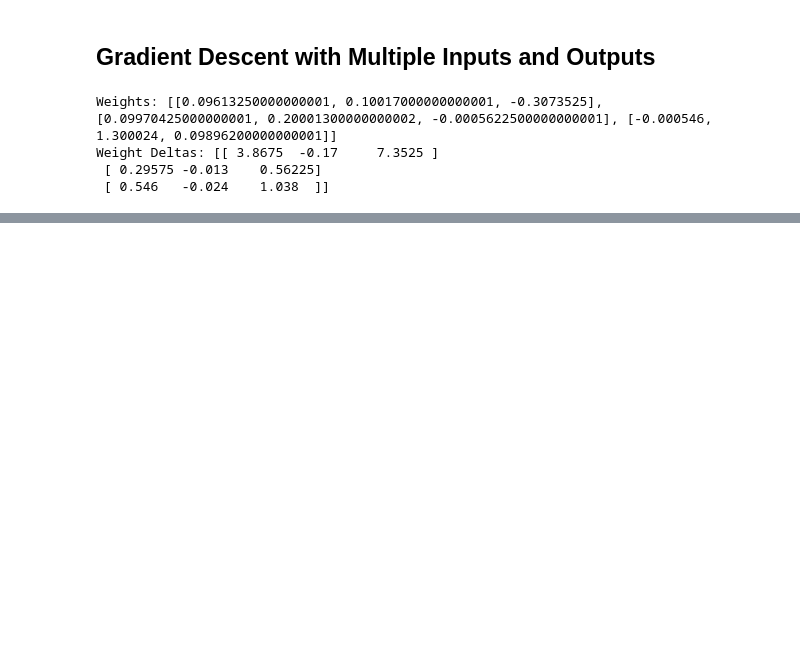
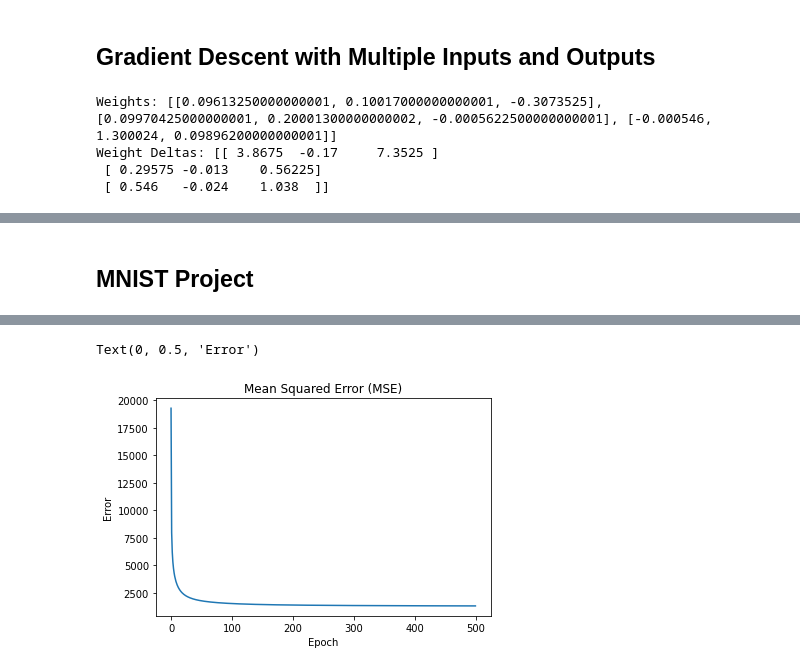
Before and after one commit to woodRock/grokking-deep-learning, a Jupyter notebook: chapter_5_generalizing_gradient_descent.ipynb, the cells around one changed output, grey strips where cells are left out. Drawn from its saved outputs; the diff is of its cells as text; code cells hidden in the pictures; blank space fills up the shorter version.

```diff
--- a/chapter_5_generalizing_gradient_descent.ipynb
+++ b/chapter_5_generalizing_gradient_descent.ipynb
@@ -383,7 +383,7 @@ for e in range(epochs):
             weights[i][j] -= alpha * weight_deltas[i][j]
 
     errors.append(error)
-    if e % 5 == 0:
+    if e % 20 == 0:
         print(f"Weights: {weights}")
         print(f"Weight Deltas: {weight_deltas}")
 
@@ -414,2 +417,64 @@ Weight Deltas: [[-0.89887471 -0.53448748  6.67960004]
 <matplotlib.legend.Legend at 0x...>
 [figure]
+# %% [markdown]
+## MNIST Project
+# %%
+from keras.datasets import mnist
+import random
+import numpy as np
+
+(images, labels), _ = mnist.load_data()
+images = images[:1000]
+labels = labels[:1000]
+images = [np.concatenate(i) for i in images]
+n_i = images[0].shape[0]
+
+def onehot_encoding(labels):
+    out = []
+    n = len(np.unique(labels))
+    for l in labels:
+        label = [0]*n
+        label[l-1] = 1
+        out.append(label)
+    return out, n
+
+
+def normalize(inputs):
+    return np.array(inputs)/255
+
+
+def neural_network(input, weights):
+    output = np.empty(10)
+    for idx, weight in enumerate(weights):
+        output[idx] = input.dot(weight)
+    return output
+
+alpha = 0.01
+epochs = 500
+
+images = normalize(images)
+labels, n_o = onehot_encoding(labels)
+labels = np.array(labels)
+weights = np.random.rand(n_o,n_i)
+weight_deltas = np.empty_like(weights)
+
+errors = []
+
+for epoch in range(epochs):
+    error_sum = 0
+    for image, label in zip(images, labels):
+        preds = neural_network(image, weights)
+        deltas = preds - label
+        weight_deltas = np.array([ image * delta for idx, delta in enumerate(deltas) ])
+        weights -= weight_deltas * alpha
+        error_sum += np.sum(np.absolute(deltas))
+    errors.append(error_sum)
+
+    if epoch % 20 == 0:
+        print(f"epoch: {epoch}, Error: {error_sum}")
+
+plt.plot(errors)
+plt.title("Mean Squared Error (MSE)")
+plt.xlabel("Epoch")
+plt.ylabel("Error")
+# %% [output]
@@ -415,0 +498,2 @@ Weight Deltas: [[-0.89887471 -0.53448748  6.67960004]
+Text(0, 0.5, 'Error')
+[figure, added]
```
Also changed, not shown: parts of 2 cells of this notebook.
